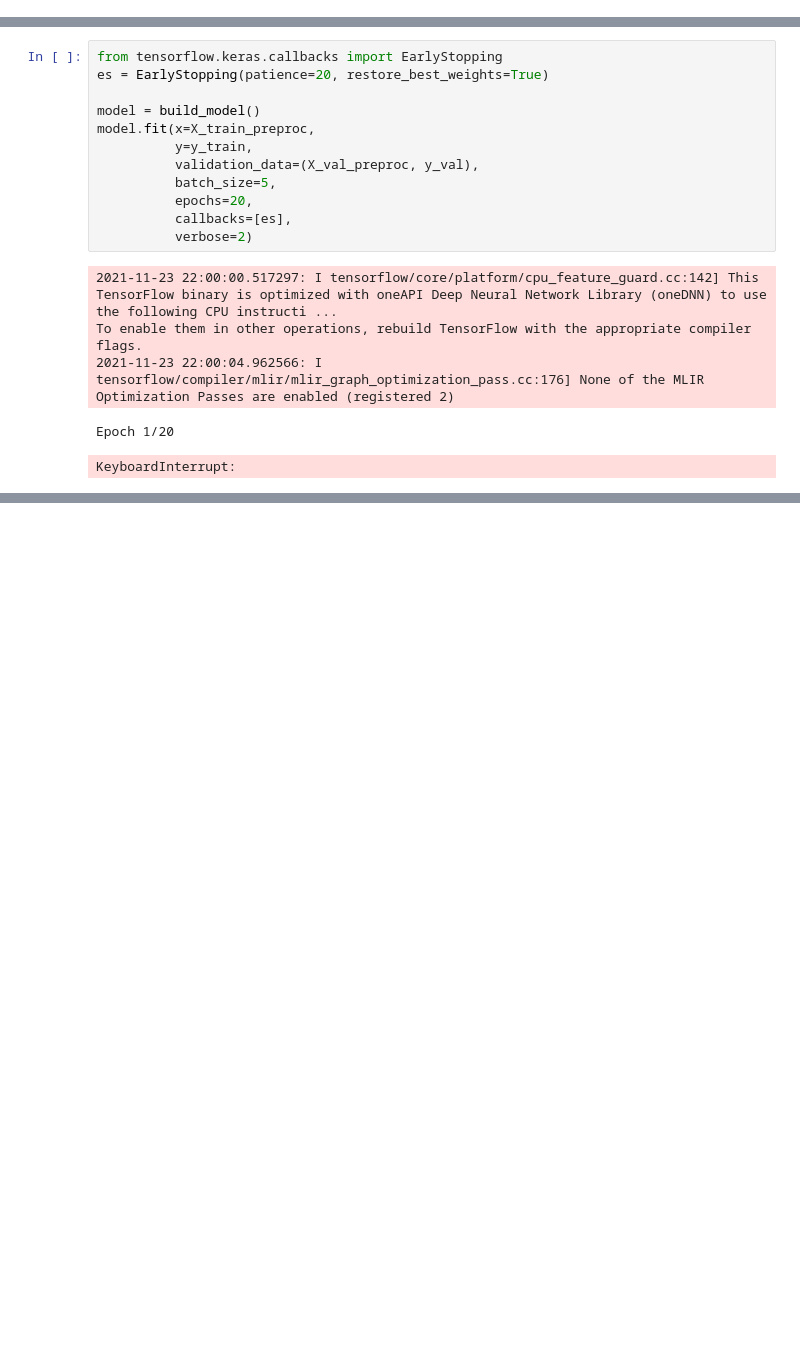
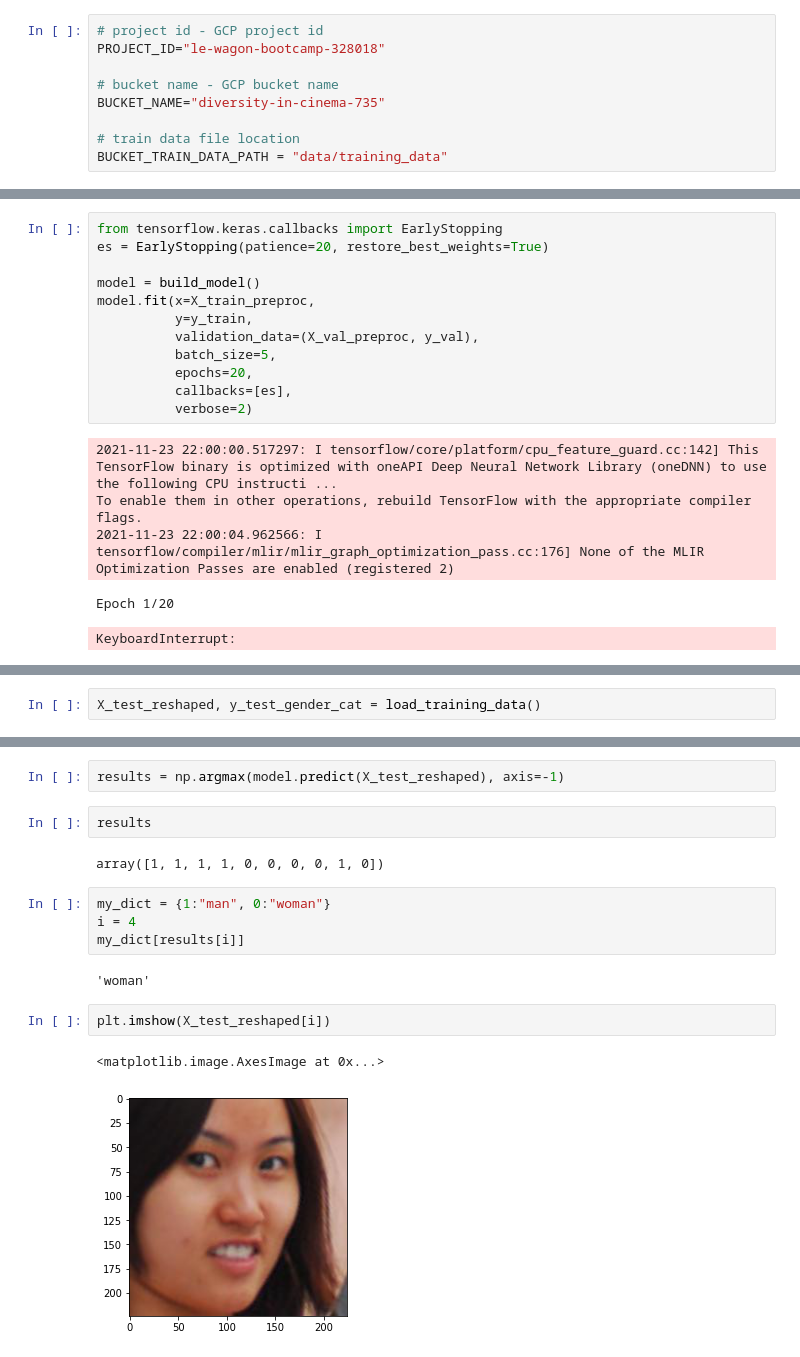
Before and after one commit to moe221/diversity_in_cinema, a Jupyter notebook: notebooks/moe221_VGG16_Prototype.ipynb, the cells around one changed output, grey strips where cells are left out. Cells and saved outputs as stored; diff of their text form; blank space fills up the shorter version.

```diff
--- a/notebooks/moe221_VGG16_Prototype.ipynb
+++ b/notebooks/moe221_VGG16_Prototype.ipynb
@@ -56,0 +81,9 @@ from sklearn.preprocessing import LabelEncoder
+# %%
+# project id - GCP project id
+PROJECT_ID="le-wagon-bootcamp-328018"
+
+# bucket name - GCP bucket name
+BUCKET_NAME="diversity-in-cinema-735"
+
+# train data file location
+BUCKET_TRAIN_DATA_PATH = "data/training_data"
@@ -192,0 +303,2 @@ KeyboardInterrupt:
+# %%
+X_test_reshaped, y_test_gender_cat = load_training_data()
@@ -192,0 +343,17 @@ KeyboardInterrupt:
+# %%
+results = np.argmax(model.predict(X_test_reshaped), axis=-1)
+# %%
+results
+# %% [output]
+array([1, 1, 1, 1, 0, 0, 0, 0, 1, 0])
+# %%
+my_dict = {1:"man", 0:"woman"}
+i = 4
+my_dict[results[i]]
+# %% [output]
+'woman'
+# %%
+plt.imshow(X_test_reshaped[i])
+# %% [output]
+<matplotlib.image.AxesImage at 0x...>
+[figure, added]
```
Also changed, not shown: parts of 13 cells of this notebook, 8 other files.
